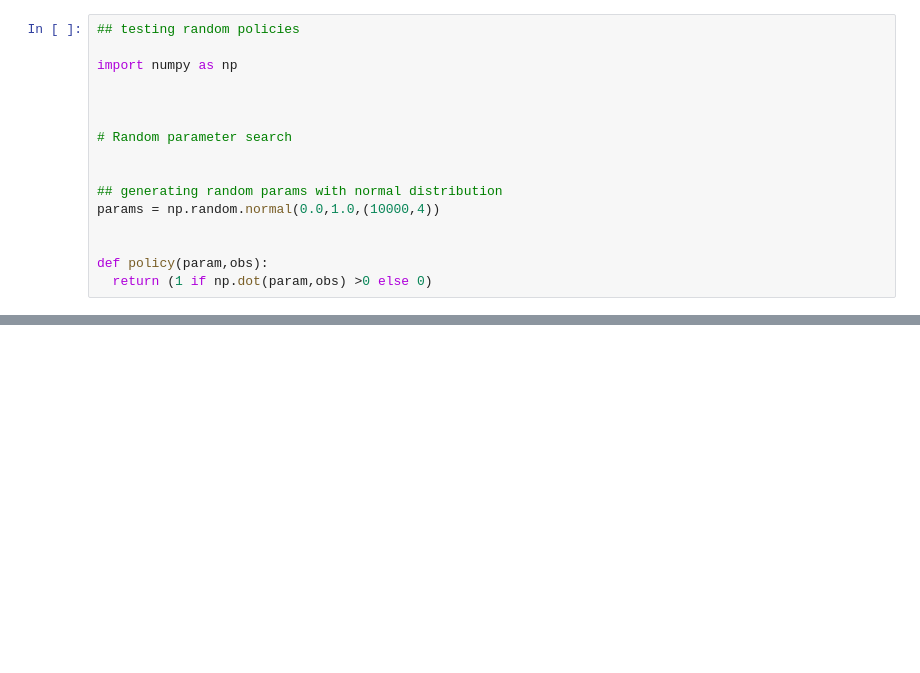
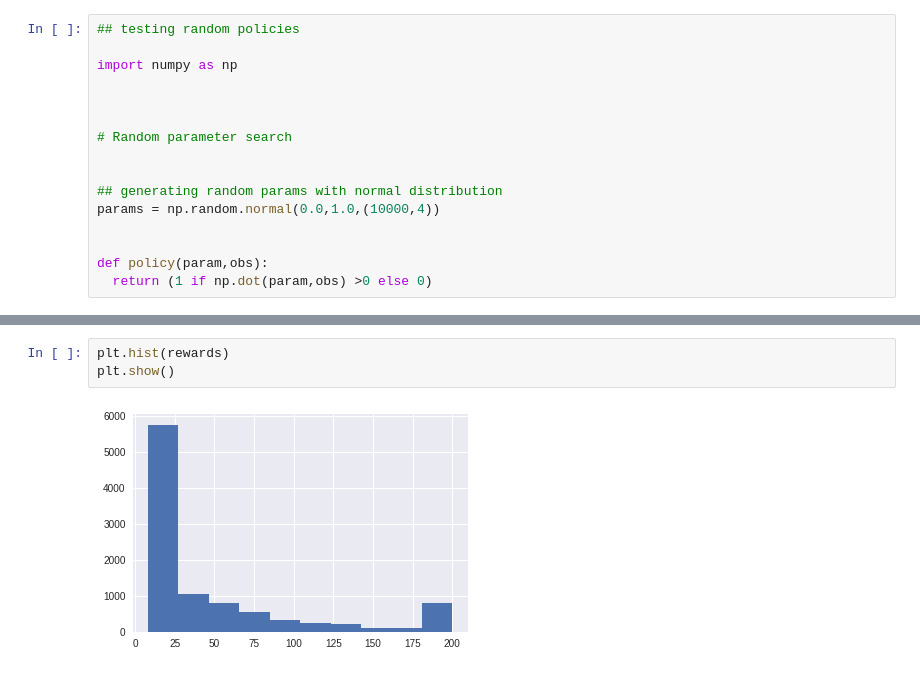
Before and after one commit to samagra14/machine-learning-projects, a Jupyter notebook: CartpoleBegin.ipynb, the cells around one changed output, grey strips where cells are left out. Cells and saved outputs as stored; diff of their text form; blank space fills up the shorter version.

```diff
--- a/CartpoleBegin.ipynb
+++ b/CartpoleBegin.ipynb
@@ -184,0 +166,5 @@ display_frames_as_gif(frames)
+# %%
+plt.hist(rewards)
+plt.show()
+# %% [output]
+[figure, added]
```
Also changed, not shown: parts of 6 cells of this notebook.
